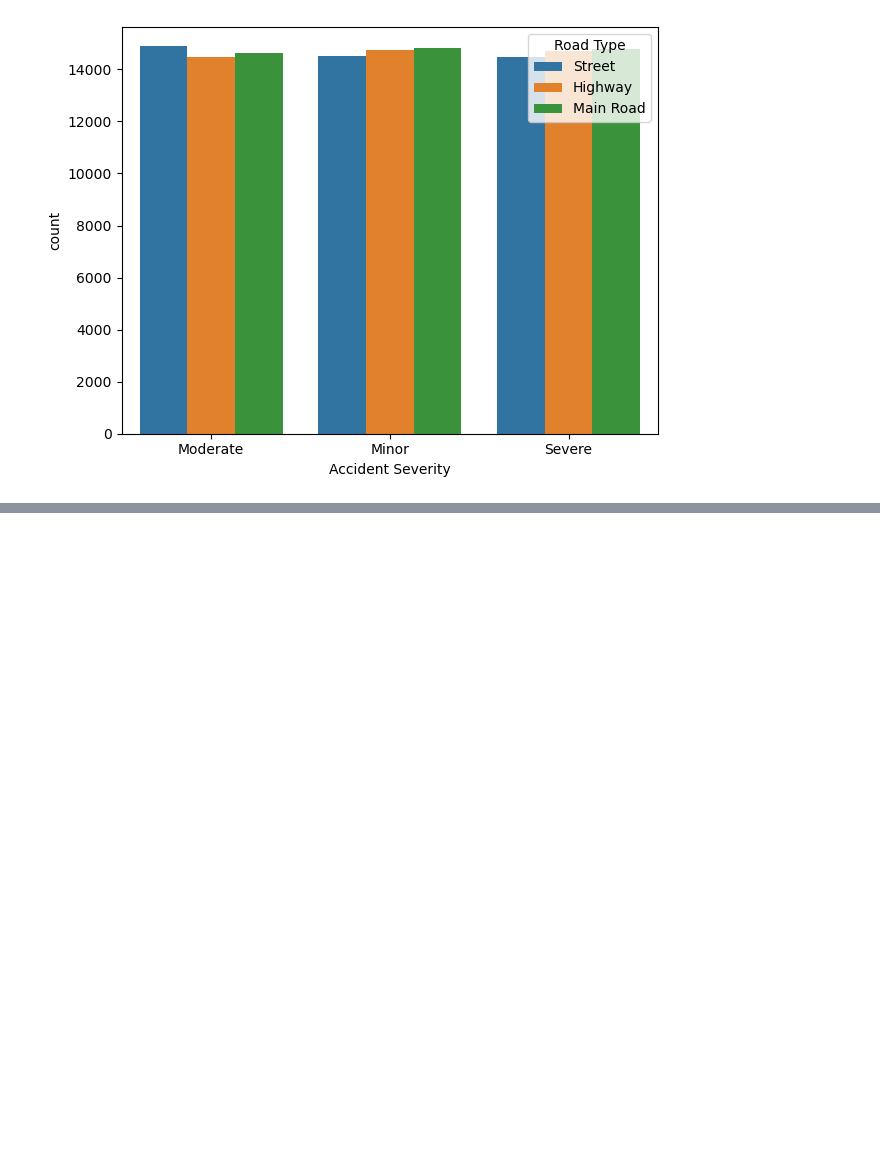
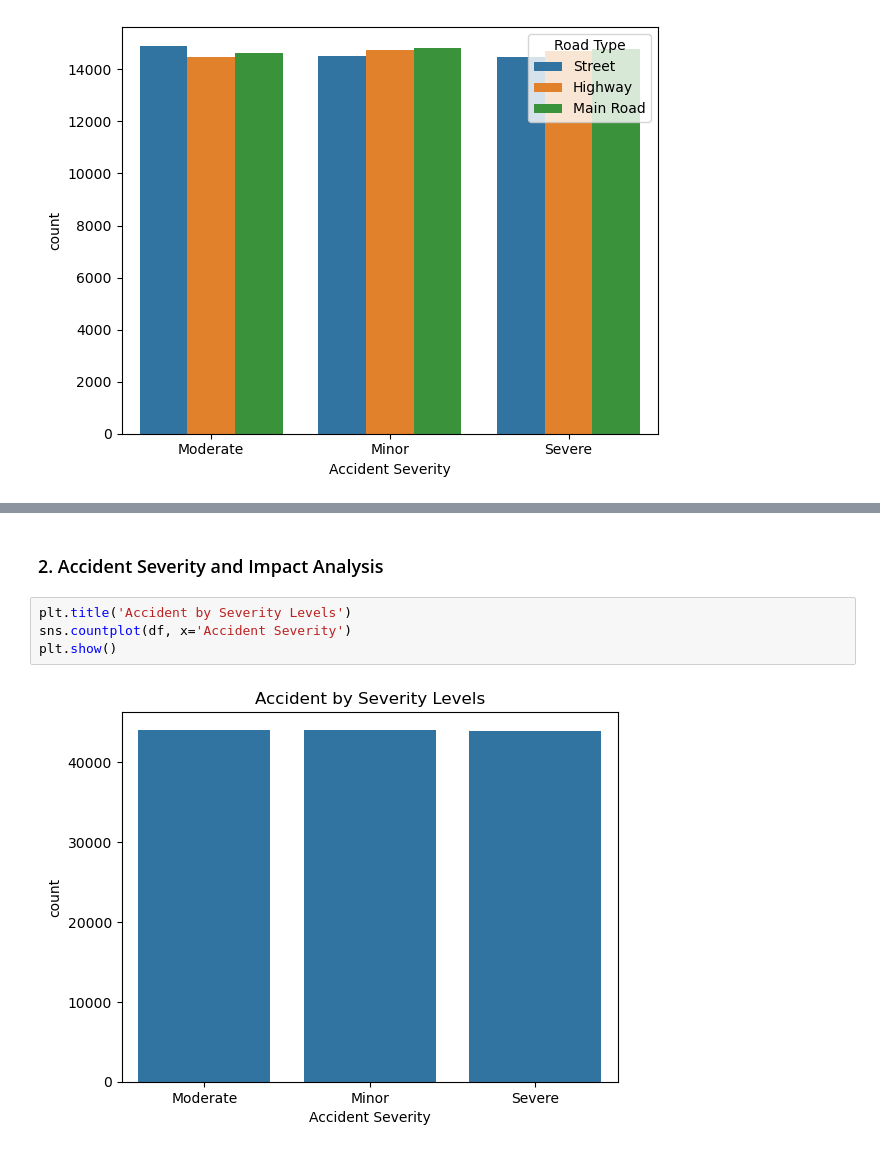
Before and after one commit to VictorAbhi/ml_learning, a Jupyter notebook: ml/python_libraries_for_data_science/road_accident.ipynb, the cells around one changed output, grey strips where cells are left out. Cells and saved outputs as stored; diff of their text form; blank space fills up the shorter version.

```diff
--- a/ml/python_libraries_for_data_science/road_accident.ipynb
+++ b/ml/python_libraries_for_data_science/road_accident.ipynb
@@ -146,0 +212,8 @@ plt.show()
+# %% [markdown]
+### 2. Accident Severity and Impact Analysis
+# %%
+plt.title('Accident by Severity Levels')
+sns.countplot(df, x='Accident Severity')
+plt.show()
+# %% [output]
+[figure, added]
```
Also changed, not shown: parts of 8 cells of this notebook, 4 other files.
